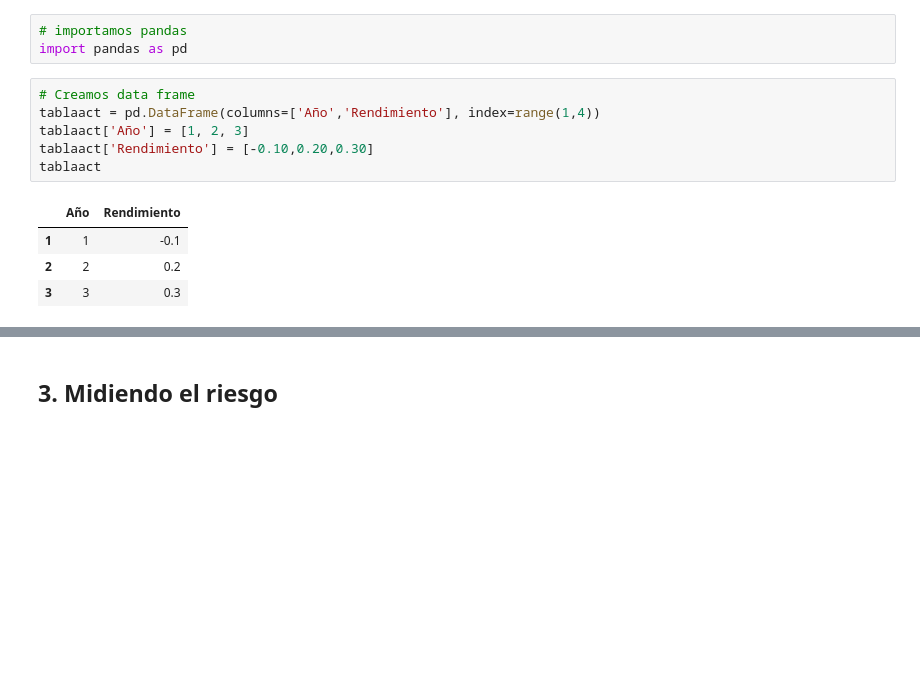
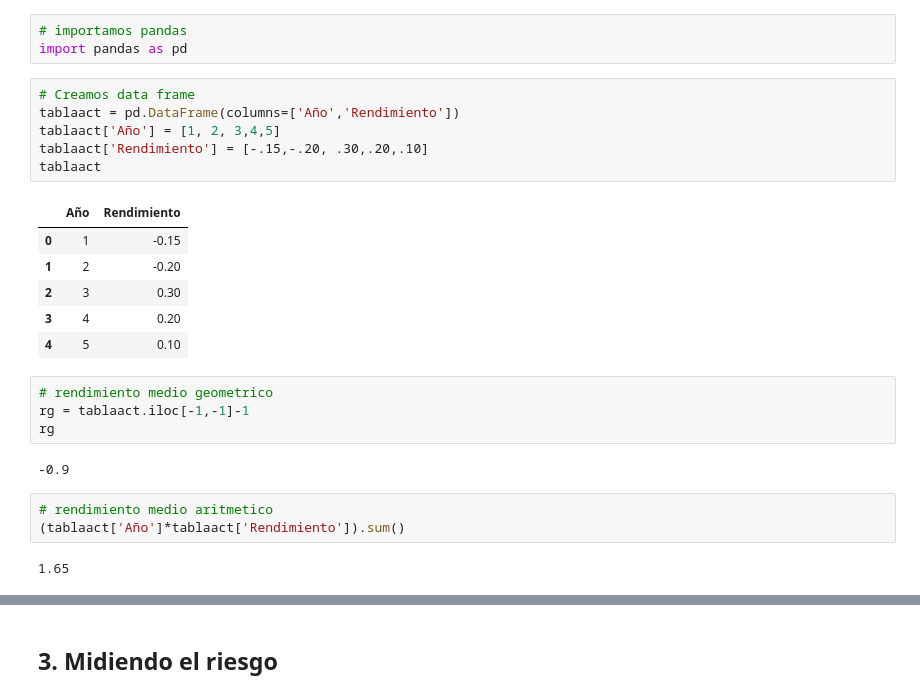
Before and after one commit to ariadnagalindom/portafolios, a Jupyter notebook: Modulo1/Clase4_RentRiesgo.ipynb, the cells around one changed output, grey strips where cells are left out. Drawn from its saved outputs; the diff is of its cells as text; blank space fills up the shorter version.

```diff
--- a/Modulo1/Clase4_RentRiesgo.ipynb
+++ b/Modulo1/Clase4_RentRiesgo.ipynb
@@ -271,12 +271,25 @@ En esta sección se dejarán algunos ejercicios para ustedes. Si alcanza el tiem
 import pandas as pd
 # %%
 # Creamos data frame
-tablaact = pd.DataFrame(columns=['Año','Rendimiento'], index=range(1,4))
-tablaact['Año'] = [1, 2, 3]
-tablaact['Rendimiento'] = [-0.10,0.20,0.30]
+tablaact = pd.DataFrame(columns=['Año','Rendimiento'])
+tablaact['Año'] = [1, 2, 3,4,5]
+tablaact['Rendimiento'] = [-.15,-.20, .30,.20,.10]
 tablaact
 # %% [output]
 |  | Año | Rendimiento |
-| 1 | 1 | -0.1 |
-| 2 | 2 | 0.2 |
-| 3 | 3 | 0.3 |
+| 0 | 1 | -0.15 |
+| 1 | 2 | -0.20 |
+| 2 | 3 | 0.30 |
+| 3 | 4 | 0.20 |
+| 4 | 5 | 0.10 |
+# %%
+# rendimiento medio geometrico
+rg = tablaact.iloc[-1,-1]-1
+rg
+# %% [output]
+-0.9
+# %%
+# rendimiento medio aritmetico
+(tablaact['Año']*tablaact['Rendimiento']).sum()
+# %% [output]
+1.65
```
Also changed, not shown: parts of 6 cells of this notebook, 1 other file.
